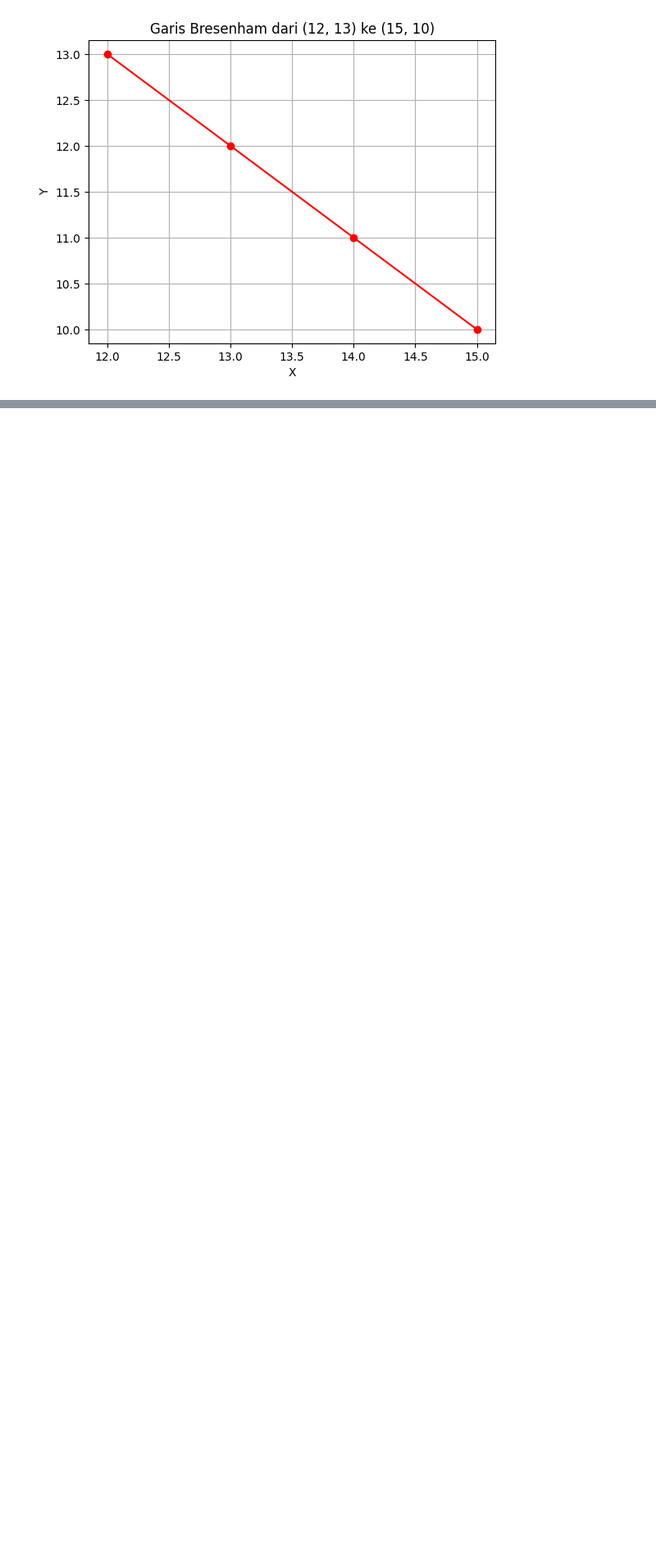
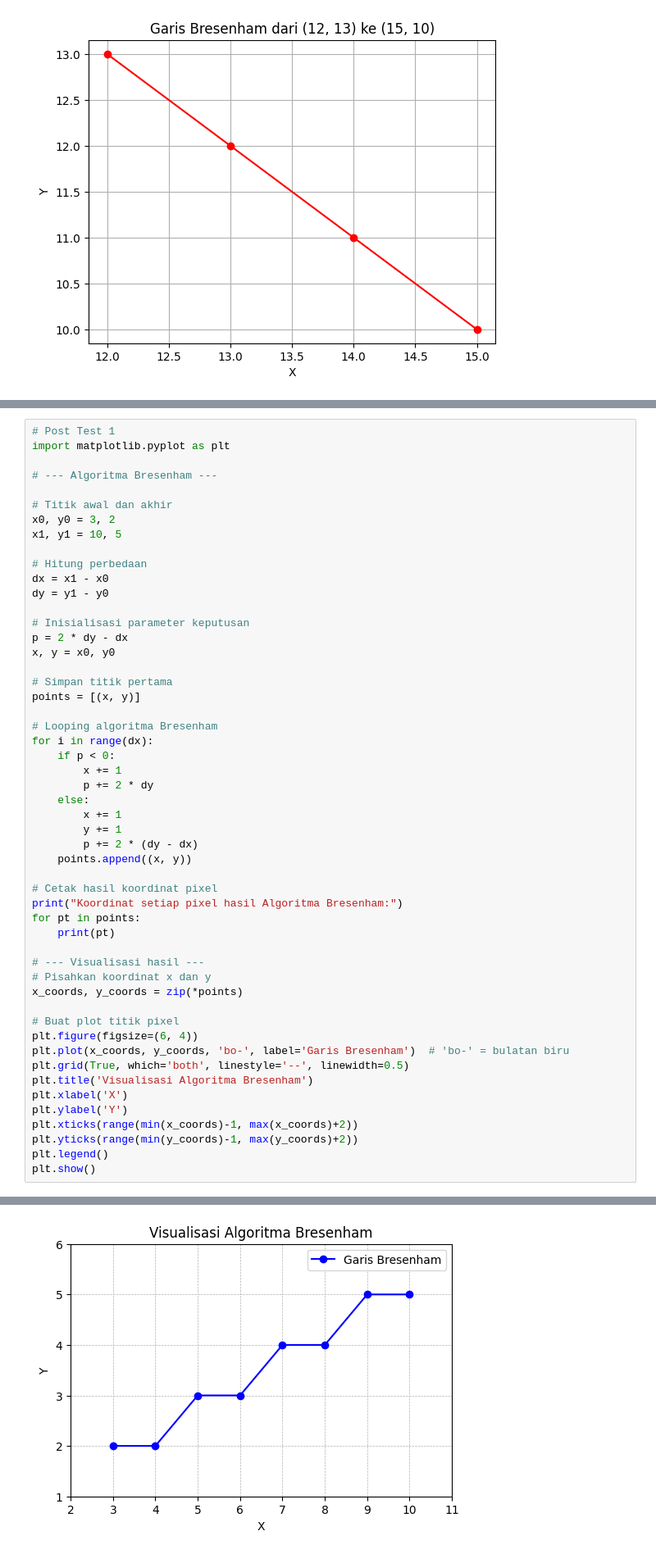
Before and after one commit to MuhammadRizalNurfirdaus/Praktikum_Grafika_Komputer, a Jupyter notebook: Modul_3/Praktikum31.ipynb, the cells around one changed output, grey strips where cells are left out. Shown: that part at 82% size. Saved outputs shown, nothing was run; the diff lists cells and outputs as text; blank space fills up the shorter version.

```diff
--- a/Modul_3/Praktikum31.ipynb
+++ b/Modul_3/Praktikum31.ipynb
@@ -318,3 +319,56 @@ ax.set_aspect('equal', adjustable='box')
 plt.show()
 # %% [output]
 [figure]
+# %%
+# Post Test 1
+import matplotlib.pyplot as plt
+
+# --- Algoritma Bresenham ---
+
+# Titik awal dan akhir
+x0, y0 = 3, 2
+x1, y1 = 10, 5
+
+# Hitung perbedaan
+dx = x1 - x0
+dy = y1 - y0
+
+# Inisialisasi parameter keputusan
+p = 2 * dy - dx
+x, y = x0, y0
+
+# Simpan titik pertama
+points = [(x, y)]
+
+# Looping algoritma Bresenham
+for i in range(dx):
+    if p < 0:
+        x += 1
+        p += 2 * dy
+    else:
+        x += 1
+        y += 1
+        p += 2 * (dy - dx)
+    points.append((x, y))
+
+# Cetak hasil koordinat pixel
+print("Koordinat setiap pixel hasil Algoritma Bresenham:")
+for pt in points:
+    print(pt)
+
+# --- Visualisasi hasil ---
+# Pisahkan koordinat x dan y
+x_coords, y_coords = zip(*points)
+
+# Buat plot titik pixel
+plt.figure(figsize=(6, 4))
+plt.plot(x_coords, y_coords, 'bo-', label='Garis Bresenham')  # 'bo-' = bulatan biru
+plt.grid(True, which='both', linestyle='--', linewidth=0.5)
+plt.title('Visualisasi Algoritma Bresenham')
+plt.xlabel('X')
+plt.ylabel('Y')
+plt.xticks(range(min(x_coords)-1, max(x_coords)+2))
+plt.yticks(range(min(y_coords)-1, max(y_coords)+2))
+plt.legend()
+plt.show()
+# %% [output]
@@ -320,0 +384 @@ plt.show()
+[figure, added]
```
Also changed, not shown: parts of 3 cells of this notebook, 6 other files.
